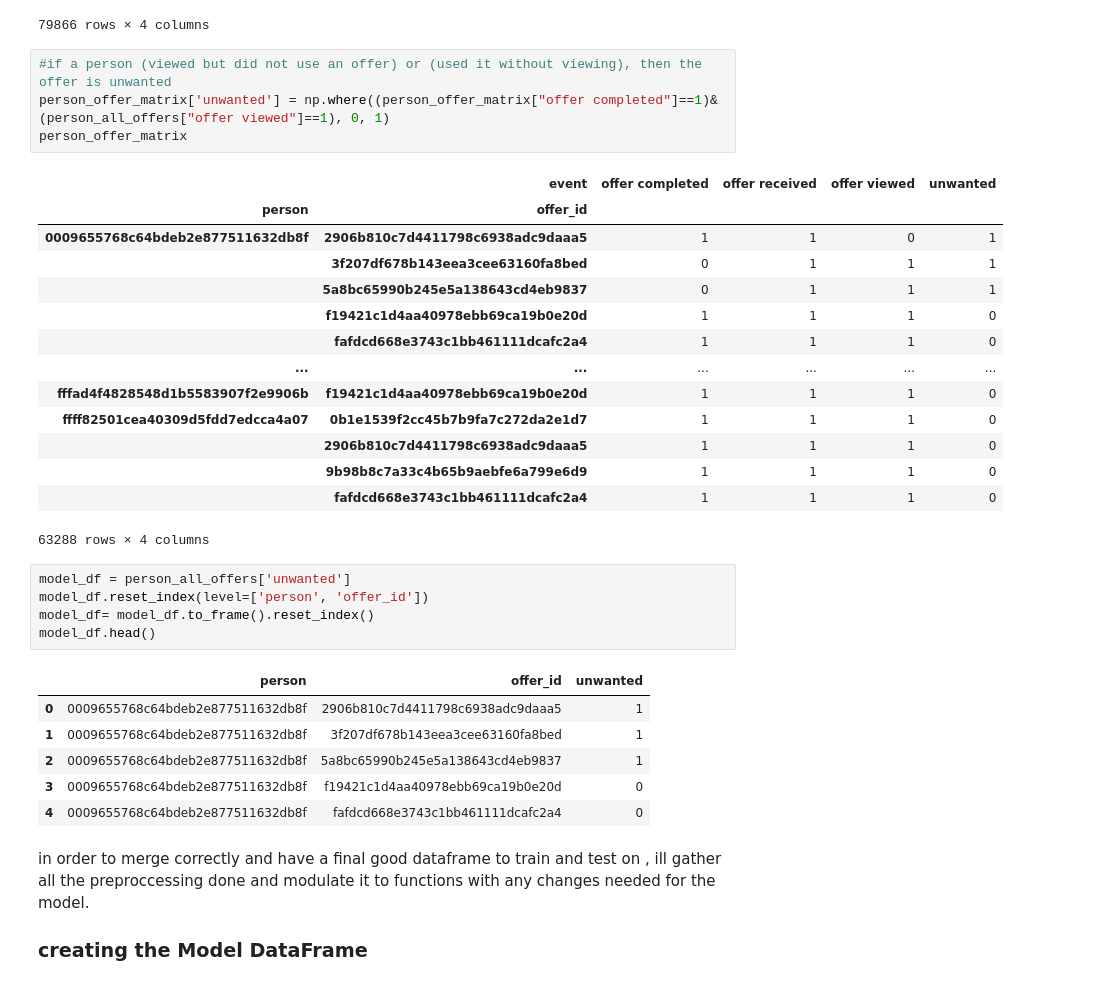
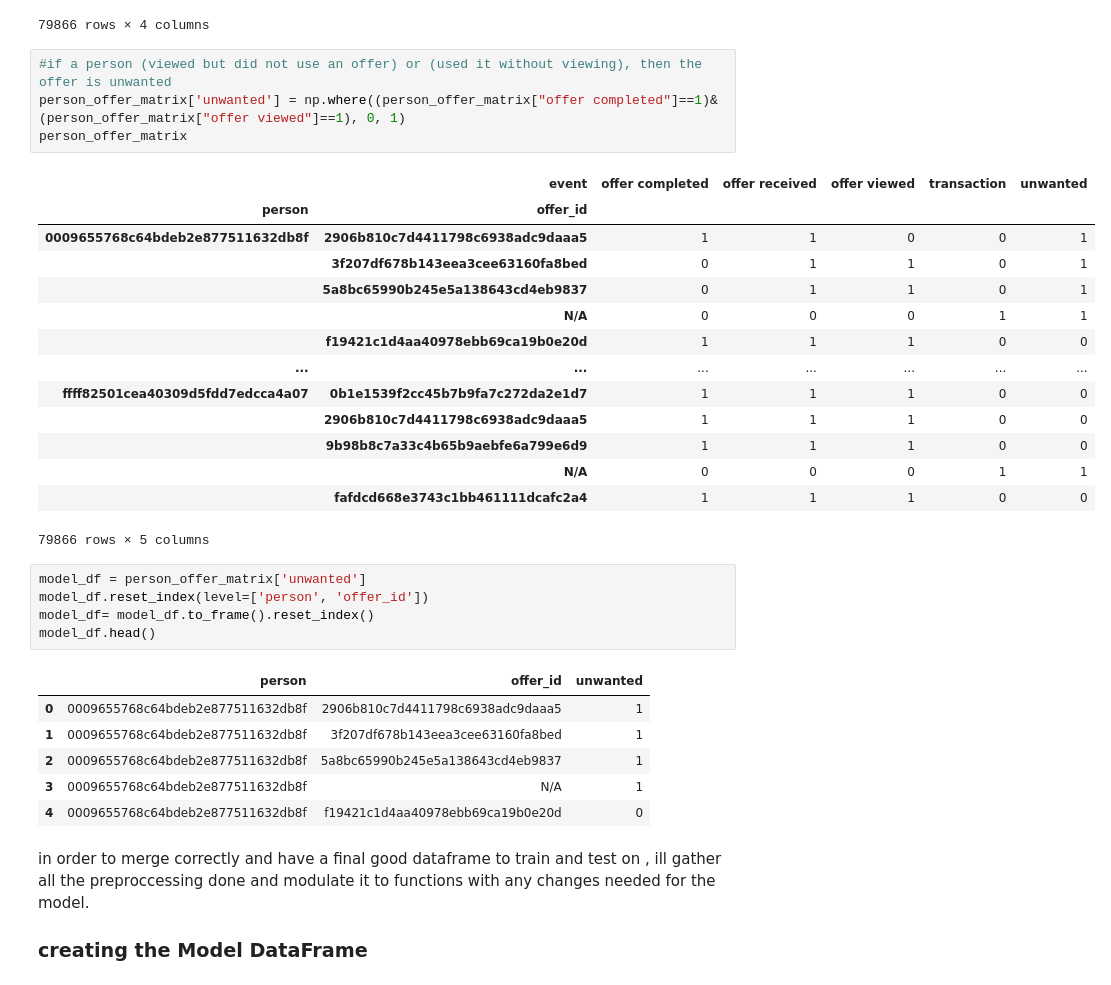
Before and after one commit to khalid-albadr/Starbucks-Offers-Project, a Jupyter notebook: Starbucks_Capstone_notebook.ipynb, the cells around one changed output. Drawn from its saved outputs; the diff is of its cells as text.

```diff
--- a/Starbucks_Capstone_notebook.ipynb
+++ b/Starbucks_Capstone_notebook.ipynb
@@ -578,25 +578,25 @@ person_offer_matrix
 79866 rows × 4 columns
 # %%
 #if a person (viewed but did not use an offer) or (used it without viewing), then the offer is unwanted
-person_offer_matrix['unwanted'] = np.where((person_offer_matrix["offer completed"]==1)&(person_all_offers["offer viewed"]==1), 0, 1)
+person_offer_matrix['unwanted'] = np.where((person_offer_matrix["offer completed"]==1)&(person_offer_matrix["offer viewed"]==1), 0, 1)
 person_offer_matrix
 # %% [output]
-|  | event | offer completed | offer received | offer viewed | unwanted |
-| person | offer_id |  |  |  |  |
-| 0009655768c64bdeb2e877511632db8f | 2906b810c7d4411798c6938adc9daaa5 | 1 | 1 | 0 | 1 |
-|  | 3f207df678b143eea3cee63160fa8bed | 0 | 1 | 1 | 1 |
-|  | 5a8bc65990b245e5a138643cd4eb9837 | 0 | 1 | 1 | 1 |
-|  | f19421c1d4aa40978ebb69ca19b0e20d | 1 | 1 | 1 | 0 |
-|  | fafdcd668e3743c1bb461111dcafc2a4 | 1 | 1 | 1 | 0 |
-| ... | ... | ... | ... | ... | ... |
-| fffad4f4828548d1b5583907f2e9906b | f19421c1d4aa40978ebb69ca19b0e20d | 1 | 1 | 1 | 0 |
-| ffff82501cea40309d5fdd7edcca4a07 | 0b1e1539f2cc45b7b9fa7c272da2e1d7 | 1 | 1 | 1 | 0 |
-|  | 2906b810c7d4411798c6938adc9daaa5 | 1 | 1 | 1 | 0 |
-|  | 9b98b8c7a33c4b65b9aebfe6a799e6d9 | 1 | 1 | 1 | 0 |
-|  | fafdcd668e3743c1bb461111dcafc2a4 | 1 | 1 | 1 | 0 |
+|  | event | offer completed | offer received | offer viewed | transaction | unwanted |
+| person | offer_id |  |  |  |  |  |
+| 0009655768c64bdeb2e877511632db8f | 2906b810c7d4411798c6938adc9daaa5 | 1 | 1 | 0 | 0 | 1 |
+|  | 3f207df678b143eea3cee63160fa8bed | 0 | 1 | 1 | 0 | 1 |
+|  | 5a8bc65990b245e5a138643cd4eb9837 | 0 | 1 | 1 | 0 | 1 |
+|  | N/A | 0 | 0 | 0 | 1 | 1 |
+|  | f19421c1d4aa40978ebb69ca19b0e20d | 1 | 1 | 1 | 0 | 0 |
+| ... | ... | ... | ... | ... | ... | ... |
+| ffff82501cea40309d5fdd7edcca4a07 | 0b1e1539f2cc45b7b9fa7c272da2e1d7 | 1 | 1 | 1 | 0 | 0 |
+|  | 2906b810c7d4411798c6938adc9daaa5 | 1 | 1 | 1 | 0 | 0 |
+|  | 9b98b8c7a33c4b65b9aebfe6a799e6d9 | 1 | 1 | 1 | 0 | 0 |
+|  | N/A | 0 | 0 | 0 | 1 | 1 |
+|  | fafdcd668e3743c1bb461111dcafc2a4 | 1 | 1 | 1 | 0 | 0 |
-63288 rows × 4 columns
+79866 rows × 5 columns
 # %%
-model_df = person_all_offers['unwanted']
+model_df = person_offer_matrix['unwanted']
 model_df.reset_index(level=['person', 'offer_id'])
 model_df= model_df.to_frame().reset_index()
 model_df.head()
@@ -605,8 +605,8 @@ model_df.head()
 | 0 | 0009655768c64bdeb2e877511632db8f | 2906b810c7d4411798c6938adc9daaa5 | 1 |
 | 1 | 0009655768c64bdeb2e877511632db8f | 3f207df678b143eea3cee63160fa8bed | 1 |
 | 2 | 0009655768c64bdeb2e877511632db8f | 5a8bc65990b245e5a138643cd4eb9837 | 1 |
-| 3 | 0009655768c64bdeb2e877511632db8f | f19421c1d4aa40978ebb69ca19b0e20d | 0 |
-| 4 | 0009655768c64bdeb2e877511632db8f | fafdcd668e3743c1bb461111dcafc2a4 | 0 |
+| 3 | 0009655768c64bdeb2e877511632db8f | N/A | 1 |
+| 4 | 0009655768c64bdeb2e877511632db8f | f19421c1d4aa40978ebb69ca19b0e20d | 0 |
 # %% [markdown]
 in order to merge correctly and have a final good dataframe to train and test on , ill gather all the preproccessing done and modulate it to functions with any changes needed for the model.
 ### creating the Model DataFrame
```
